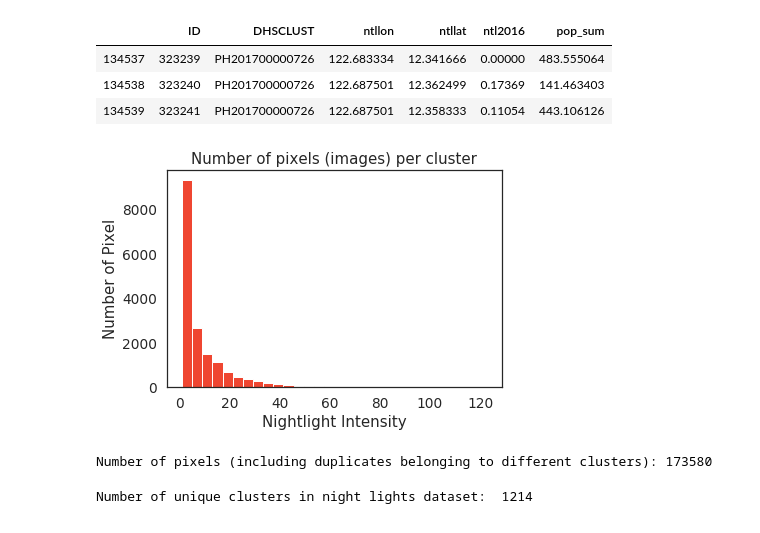
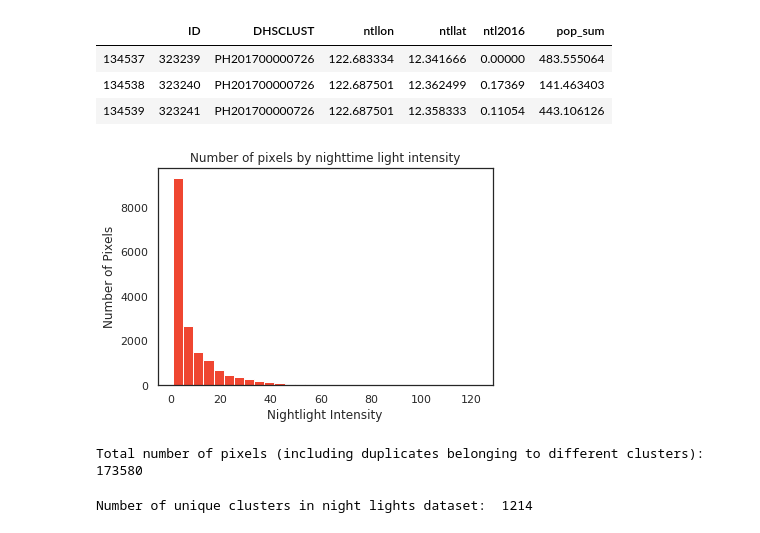
Before and after one commit to thinkingmachines/ph-poverty-mapping, a Jupyter notebook: notebooks/01_lights_eda.ipynb, the cells around one changed output. Drawn from its saved outputs; the diff is of its cells as text; code cells hidden in the pictures.

```diff
--- a/notebooks/01_lights_eda.ipynb
+++ b/notebooks/01_lights_eda.ipynb
@@ -1,29 +1,28 @@
 # %% [markdown]
 ## Imports and Setup
 # %%
+import sys
+sys.path.insert(0, '../utils')
+import warnings
+warnings.filterwarnings('ignore')
+
 import os
-import sys
 import time
 import copy
 import re
-
-sys.path.insert(0, '../utils')
-import data_utils
 
 import matplotlib.pyplot as plt
 import seaborn as sns
 import pandas as pd
 import numpy as np
+import data_utils
 
 SEED = 42
 np.random.seed(SEED)
 
-import warnings
-warnings.filterwarnings('ignore')
-
 %matplotlib inline
 TM_pal_categorical_3 = ('#ef4631', '#10b9ce', '#ff9138')
-sns.set(style='white', font_scale=1.25, palette=TM_pal_categorical_3)
+sns.set(style='white', font_scale=1, palette=TM_pal_categorical_3)
 
 %load_ext autoreload
 %autoreload 2
@@ -70,20 +67,20 @@ Number of images to download: 134540
 # %%
 # Sanity check: Number of pixels (images) per cluster
 data_utils.plot_hist(
     nightlights[nightlights['ntl2016'] > 1]['ntl2016'],
-    title='Number of pixels (images) per cluster',
+    title='Number of pixels by nighttime light intensity',
     x_label='Nightlight Intensity',
-    y_label='Number of Pixel'
+    y_label='Number of Pixels'
 )
 # %% [output]
-[figure, old version]
+[figure, new version]
 # %%
 # Unstack dataset so that each row consists of a unique (cluster, lat, lon) tuple
 nightlights = data_utils.unstack_clusters(nightlights)
 nightlights.to_csv(nightlights_unstacked_file)
-print("\n\nNumber of pixels (including duplicates belonging to different clusters): {}".format(len(nightlights)))
+print("Total number of pixels (including duplicates belonging to different clusters): {}".format(len(nightlights)))
 # %% [output]
-Number of pixels (including duplicates belonging to different clusters): 173580
+Total number of pixels (including duplicates belonging to different clusters): 173580
 # %%
 # Sanity check number of DHS clusters and night time lights summary statistics
 print("Number of unique clusters in night lights dataset: ", nightlights['DHSCLUST'].nunique())
```
Also changed, not shown: parts of 18 cells of this notebook, 6 other files.
